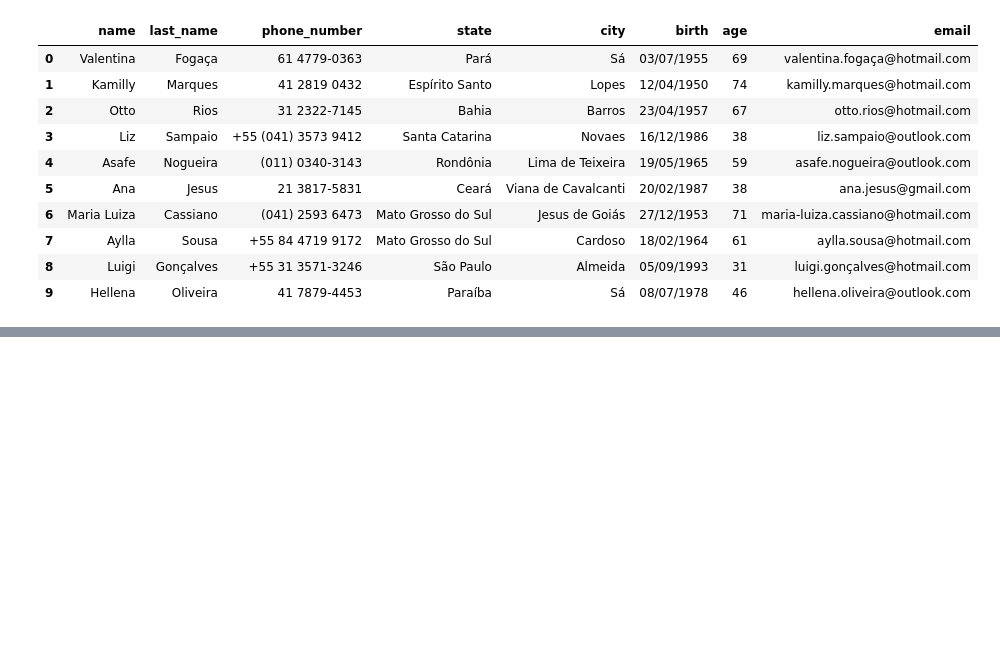
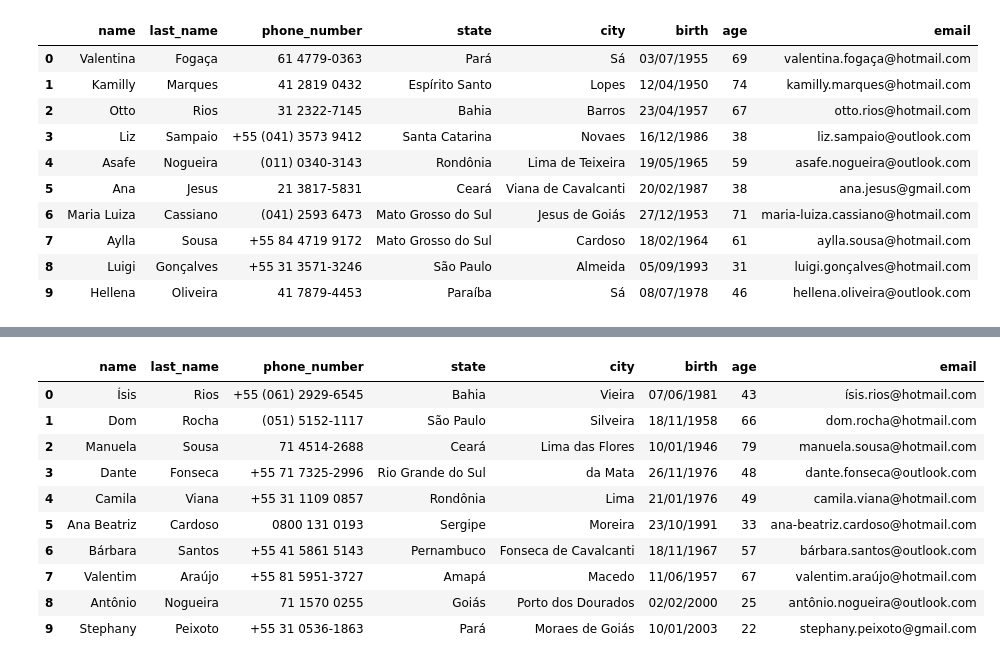
Before and after one commit to CoderGuilherme/Biblioteca---GhostData, a Jupyter notebook: testes/teste_funcionalidades.ipynb, the cells around one changed output, grey strips where cells are left out. Drawn from its saved outputs; the diff is of its cells as text; code cells hidden in the pictures; blank space fills up the shorter version.

```diff
--- a/testes/teste_funcionalidades.ipynb
+++ b/testes/teste_funcionalidades.ipynb
@@ -329,0 +487,77 @@ dado
+# %%
+from datetime import date
+import random
+from faker import Faker
+import pandas as pd
+
+class SetPessoa:
+    def __init__(self):
+        self.fake = Faker('pt-BR')
+        self.name = self.fake.first_name()  # Nome próprio
+        self.last_name = self.fake.last_name()  # Sobrenome
+        self.phone_number = self.fake.phone_number()  # Número de telefone
+        self.state = self.fake.state()  # Estado
+        self.city = self.fake.city()  # Cidade
+        self.birth = self.fake.date_of_birth(minimum_age=18, maximum_age=80)
+        self.age = self.calculate_age()
+        domains = ['gmail.com', 'outlook.com', 'hotmail.com']
+        self.email = (f"{self.name.lower()}.{self.last_name.lower()}@{random.choice(domains)}").replace(" ","-")
+
+    # Método para calcular a idade
+    def calculate_age(self):
+        today = date.today()
+        return today.year - self.birth.year - ((today.month, today.day) < (self.birth.month, self.birth.day))
+
+    # Método para gerar dados aleatórios
+    def gerar_dados(self):
+        self.name = self.fake.first_name()  # Nome próprio
+        self.last_name = self.fake.last_name()  # Sobrenome
+        self.phone_number = self.fake.phone_number()  # Número de telefone
+        self.state = self.fake.state()  # Estado
+        self.city = self.fake.city()  # Cidade
+        self.birth = self.fake.date_of_birth(minimum_age=18, maximum_age=80)
+        self.age = self.calculate_age()
+        domains = ['gmail.com', 'outlook.com', 'hotmail.com']
+        self.email = (f"{self.name.lower()}.{self.last_name.lower()}@{random.choice(domains)}").replace(" ","-")
+
+        # Retornando os dados em formato de dicionário
+        data = {
+            "name": self.name,
+            "last_name": self.last_name,
+            "phone_number": self.phone_number,
+            "state": self.state,
+            "city": self.city,
+            "birth": self.birth.strftime('%d/%m/%Y'),
+            "age": self.age,
+            "email": self.email
+        }
+        return data
+
+# Função para gerar o dataset
+def gerar_dataset(classe, num_registros):
+    dados = []
+    for _ in range(num_registros):
+        dados.append(classe.gerar_dados())  # Chama o método gerar_dados para cada instância
+    df = pd.DataFrame(dados)
+    return df
+
+# Criando instância de SetPessoa
+pessoa = SetPessoa()
+
+# Gerando o dataset com 10 registros
+df = gerar_dataset(pessoa, 10)
+
+# Exibindo o dataset
+df
+# %% [output]
+|  | name | last_name | phone_number | state | city | birth | age | email |
+| 0 | Ísis | Rios | +55 (061) 2929-6545 | Bahia | Vieira | 07/06/1981 | 43 | ísis.rios@hotmail.com |
+| 1 | Dom | Rocha | (051) 5152-1117 | São Paulo | Silveira | 18/11/1958 | 66 | dom.rocha@hotmail.com |
+| 2 | Manuela | Sousa | 71 4514-2688 | Ceará | Lima das Flores | 10/01/1946 | 79 | manuela.sousa@hotmail.com |
+| 3 | Dante | Fonseca | +55 71 7325-2996 | Rio Grande do Sul | da Mata | 26/11/1976 | 48 | dante.fonseca@outlook.com |
+| 4 | Camila | Viana | +55 31 1109 0857 | Rondônia | Lima | 21/01/1976 | 49 | camila.viana@hotmail.com |
+| 5 | Ana Beatriz | Cardoso | 0800 131 0193 | Sergipe | Moreira | 23/10/1991 | 33 | ana-beatriz.cardoso@hotmail.com |
+| 6 | Bárbara | Santos | +55 41 5861 5143 | Pernambuco | Fonseca de Cavalcanti | 18/11/1967 | 57 | bárbara.santos@outlook.com |
+| 7 | Valentim | Araújo | +55 81 5951-3727 | Amapá | Macedo | 11/06/1957 | 67 | valentim.araújo@hotmail.com |
+| 8 | Antônio | Nogueira | 71 1570 0255 | Goiás | Porto dos Dourados | 02/02/2000 | 25 | antônio.nogueira@outlook.com |
+| 9 | Stephany | Peixoto | +55 31 0536-1863 | Pará | Moraes de Goiás | 10/01/2003 | 22 | stephany.peixoto@gmail.com |
```
Also changed, not shown: parts of 3 cells of this notebook, 4 other files.
